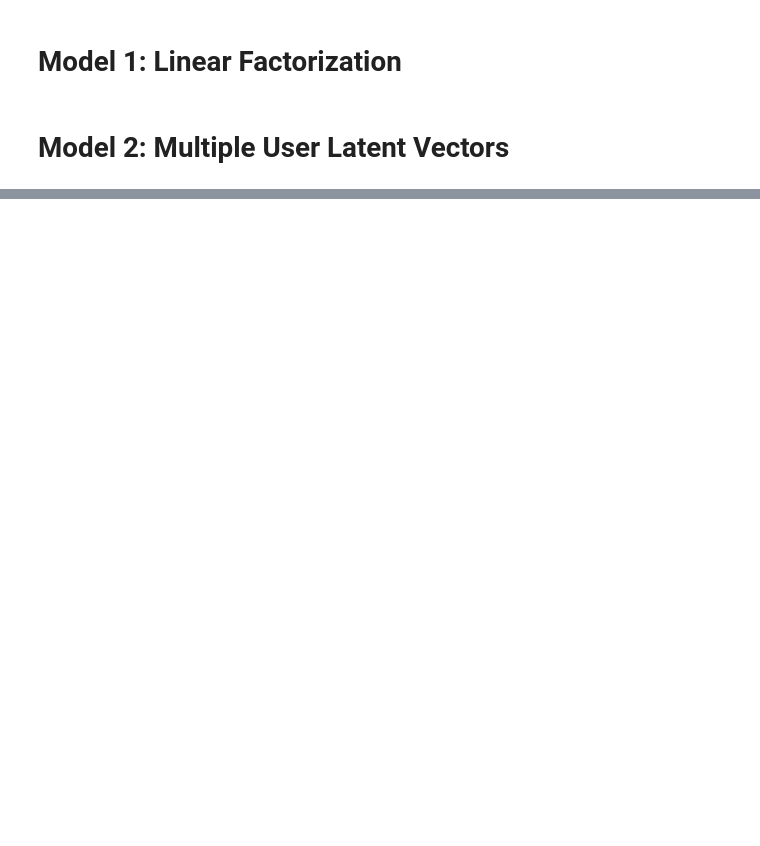
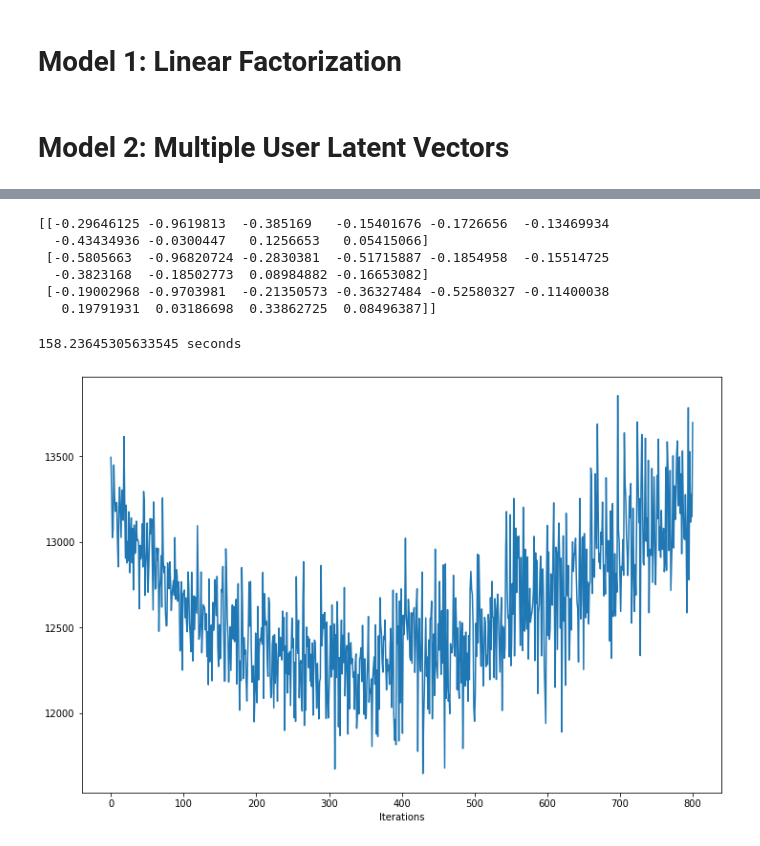
Before and after one commit to taylorhawks/globo-nonlinear-latent-factorization, a Jupyter notebook: Notebook.ipynb, the cells around one changed output, grey strips where cells are left out. Drawn from its saved outputs; the diff is of its cells as text; code cells hidden in the pictures; blank space fills up the shorter version.

```diff
--- a/Notebook.ipynb
+++ b/Notebook.ipynb
@@ -100,3 +109,5 @@ print(df_sample.shape)
+# %%
+df_sample = pd.read_csv('data/df_sample.csv')
 # %% [markdown]
 # Model 1: Linear Factorization
 # %%
@@ -479,0 +495,18 @@ class NonlinearModel(LinearModel):
+# %%
+lm = LinearModel(df_sample,embeddings,size=8, embeddings_size=250, T=1)
+print(lm.U[0:3,0:10])
+# %% [output]
+[[-0.29646125 -0.9619813  -0.385169   -0.15401676 -0.1726656  -0.13469934
+  -0.43434936 -0.0300447   0.1256653   0.05415066]
+ [-0.5805663  -0.96820724 -0.2830381  -0.51715887 -0.1854958  -0.15514725
+  -0.3823168  -0.18502773  0.08984882 -0.16653082]
+ [-0.19002968 -0.9703981  -0.21350573 -0.36327484 -0.52580327 -0.11400038
+   0.19791931  0.03186698  0.33862725  0.08496387]]
+# %%
+lm.reset_errors()
+start = time()
+lm.gradient_descent_linear(test=True,alpha=0.0001, max_iterations=800, test_size=128, hinge_param = 1)
+print(time() - start, 'seconds')
+# %% [output]
+158.23645305633545 seconds
+[figure, added]
```
Also changed, not shown: parts of 32 cells of this notebook.
